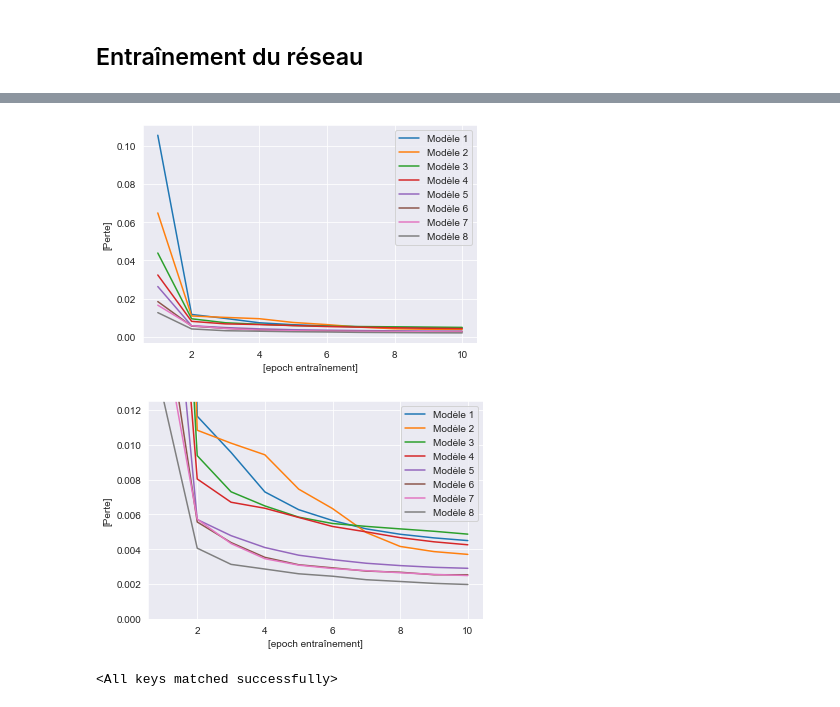
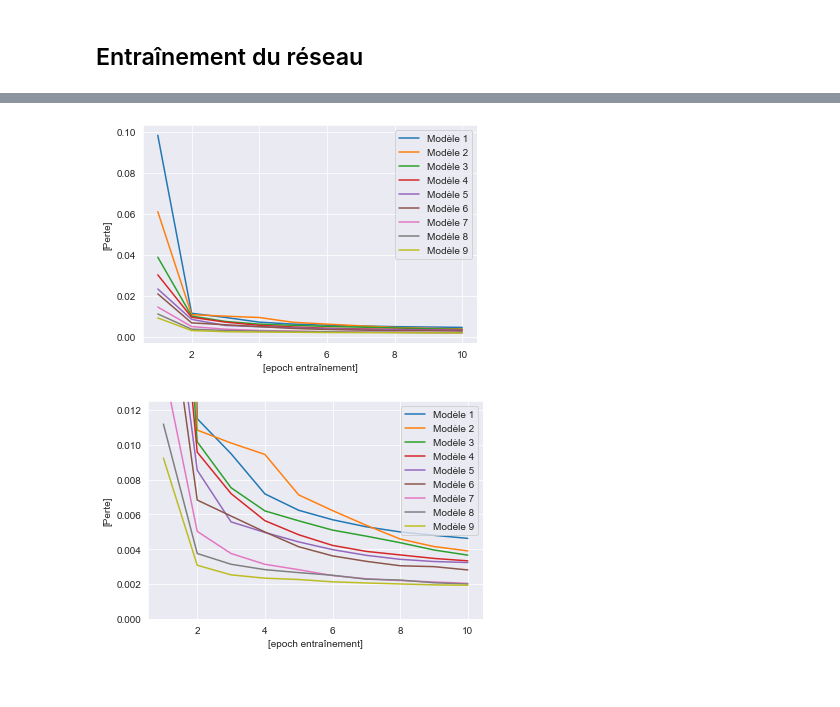
Before and after one commit to Dominicduf/Projet_INF8225, a Jupyter notebook: Projet_Écriture_V2.ipynb, the cells around one changed output, grey strips where cells are left out. Drawn from its saved outputs; the diff is of its cells as text; code cells hidden in the pictures.

```diff
--- a/Projet_Écriture_V2.ipynb
+++ b/Projet_Écriture_V2.ipynb
@@ -1178,15 +1165,15 @@ print(epoch_losses)
 # %%
 # Figure des différents types d'achitectures
 x = [1, 2, 3, 4, 5, 6, 7, 8, 9, 10]
-mod_1 = [0.10555412630763271, 0.011645021309569934, 0.00956489732661759, 0.007293374660984114, 0.006272917473847346, 0.005650174351026734, 0.005169081751259202, 0.004860325455249903, 0.004651414180550174, 0.004496512979465324]
-mod_2 = [0.06483820224719102, 0.010840371948857033, 0.010097326617590082, 0.009427469972878728, 0.007454010073614877, 0.006336923672994963, 0.004957535838822163, 0.004159899263851221, 0.0038633475397132893, 0.003703022084463386]
-mod_3 = [0.04384041069352964, 0.009377876791941108, 0.007300891127469972, 0.006489267725687719, 0.005844168926772569, 0.005478922898101511, 0.005312088337853545, 0.0051688880278961645, 0.005031654397520341, 0.004866602092212321]
-mod_4 = [0.032329484695854324, 0.008037156141030607, 0.0067007748934521496, 0.006354784967067029, 0.005826888802789616, 0.005307981402557148, 0.004996667958155753, 0.004664703603254551, 0.004426307632700503, 0.004254629988376599]
-mod_5 = [0.026280085238279738, 0.005708291359938009, 0.0047802402169701665, 0.004098062766369624, 0.0036562185199535066, 0.0034022084463386287, 0.0031931034482758623, 0.0030588531576908177, 0.0029600542425416505, 0.0029032545524990314]
-mod_6 = [0.018396474234792716, 0.005564858581944982, 0.00438283611003487, 0.003533165439752034, 0.003107090275087176, 0.0029294459511817125, 0.002743432777993026, 0.0026771018984889576, 0.0025331654397520342, 0.002532661759008136]
-mod_7 = [0.016516582719876015, 0.005724719101123596, 0.004326346377373111, 0.003454746222394421, 0.0030849283223556762, 0.0028905075552111584, 0.002765943432777993, 0.0026476559473072453, 0.002552654010073615, 0.0024860131731886865]
-mod_8 = [0.012606896551724136, 0.00405943432777993, 0.0031286710577295624, 0.0028602867105772954, 0.0025878341728012397, 0.0024481983727237503, 0.0022471135218907396, 0.002145098798915149, 0.002036923672994963, 0.0019721813250678033]
-mod_9 = [0.008756218519953507, 0.003138434715226657, 0.002603719488570322, 0.002309298721425804, 0.0022002712127082527, 0.0020857419604804342, 0.0020003487020534673, 0.001945757458349477, 0.00190577295621852, 0.0018679969004261917]
+mod_1 = [0.09845629600929873, 0.011499767531964356, 0.009490120108485083, 0.007181518791166215, 0.006238434715226656, 0.005694924447888415, 0.005287756683456025, 0.004994614490507555, 0.004799496319256102, 0.004624254165052306]
+mod_2 = [0.06113316543975203, 0.010848934521503293, 0.0101046493607129, 0.009450949244478885, 0.0071233242929097254, 0.006222355676094537, 0.005374041069352964, 0.00458767919411081, 0.004152886478109259, 0.0039046106160402945]
+mod_3 = [0.038893723363037584, 0.010170825261526541, 0.007535218907400232, 0.0062030995738086014, 0.005632545524990314, 0.005099225106547849, 0.004750251840371949, 0.0043748547074777214, 0.003955986051917861, 0.0036591631150716783]
+mod_4 = [0.030274002324680353, 0.009578496706702827, 0.0071980240216970165, 0.005641766757070903, 0.004832351801627276, 0.0042198372723750485, 0.0038746609841146845, 0.0036726462611390938, 0.0034710189848895776, 0.003331228206121658]
+mod_5 = [0.023370670282836112, 0.008540798140255716, 0.0055726850058117, 0.004963851220457187, 0.004420224719101124, 0.003976791941108097, 0.0036493219682293687, 0.003419914761720263, 0.003292909724912824, 0.0032347539713289426]
+mod_6 = [0.020992909724912825, 0.006825842696629213, 0.0059075164664858576, 0.004993103448275862, 0.004142696629213483, 0.0036177063153816345, 0.0033022471910112362, 0.0030504068190623785, 0.002997752808988764, 0.002810034870205347]
+mod_7 = [0.014565594730724525, 0.005023789228981015, 0.0037535838822161946, 0.0031344827586206893, 0.002822433165439752, 0.002485354513754359, 0.002302285935683843, 0.0021994575745834946, 0.0021153428903525765, 0.0020353738860906623]
+mod_8 = [0.011192406044168926, 0.0037550174351026738, 0.00313479271600155, 0.002825920185974428, 0.0026561022859356836, 0.002503603254552499, 0.002277334366524603, 0.0022269662921348314, 0.0020736148779542814, 0.002001356063541263]
+mod_9 = [0.009240449438202248, 0.0030780705153041457, 0.002525997675319644, 0.0023350639287098023, 0.0022597055404881827, 0.002126385122045719, 0.002060092987214258, 0.0020043394033320418, 0.001952189074002325, 0.001927973653622627]
 plt.plot(x, mod_1, label='Modèle 1')
 plt.plot(x, mod_2, label='Modèle 2')
 plt.plot(x, mod_3, label='Modèle 3')
@@ -1195,36 +1182,38 @@ plt.plot(x, mod_5, label='Modèle 5')
 plt.plot(x, mod_6, label='Modèle 6')
 plt.plot(x, mod_7, label='Modèle 7')
 plt.plot(x, mod_8, label='Modèle 8')
+plt.plot(x, mod_9, label='Modèle 9')
 plt.xlabel('[epoch entraînement]')
 plt.ylabel('[Perte]')
 plt.legend(loc="upper right")
 plt.show()
 # %% [output]
-[figure, old version]
+[figure, new version]
 # %%
 # Figure des différents types d'achitectures avec un zoom sur l'axe des Y
 x = [1, 2, 3, 4, 5, 6, 7, 8, 9, 10]
-mod_1 = [0.10555412630763271, 0.011645021309569934, 0.00956489732661759, 0.007293374660984114, 0.006272917473847346, 0.005650174351026734, 0.005169081751259202, 0.004860325455249903, 0.004651414180550174, 0.004496512979465324]
-mod_2 = [0.06483820224719102, 0.010840371948857033, 0.010097326617590082, 0.009427469972878728, 0.007454010073614877, 0.006336923672994963, 0.004957535838822163, 0.004159899263851221, 0.0038633475397132893, 0.003703022084463386]
-mod_3 = [0.04384041069352964, 0.009377876791941108, 0.007300891127469972, 0.006489267725687719, 0.005844168926772569, 0.005478922898101511, 0.005312088337853545, 0.0051688880278961645, 0.005031654397520341, 0.004866602092212321]
-mod_4 = [0.032329484695854324, 0.008037156141030607, 0.0067007748934521496, 0.006354784967067029, 0.005826888802789616, 0.005307981402557148, 0.004996667958155753, 0.004664703603254551, 0.004426307632700503, 0.004254629988376599]
-mod_5 = [0.026280085238279738, 0.005708291359938009, 0.0047802402169701665, 0.004098062766369624, 0.0036562185199535066, 0.0034022084463386287, 0.0031931034482758623, 0.0030588531576908177, 0.0029600542425416505, 0.0029032545524990314]
-mod_6 = [0.018396474234792716, 0.005564858581944982, 0.00438283611003487, 0.003533165439752034, 0.003107090275087176, 0.0029294459511817125, 0.002743432777993026, 0.0026771018984889576, 0.0025331654397520342, 0.002532661759008136]
-mod_7 = [0.016516582719876015, 0.005724719101123596, 0.004326346377373111, 0.003454746222394421, 0.0030849283223556762, 0.0028905075552111584, 0.002765943432777993, 0.0026476559473072453, 0.002552654010073615, 0.0024860131731886865]
-mod_8 = [0.012606896551724136, 0.00405943432777993, 0.0031286710577295624, 0.0028602867105772954, 0.0025878341728012397, 0.0024481983727237503, 0.0022471135218907396, 0.002145098798915149, 0.002036923672994963, 0.0019721813250678033]
-mod_9 = [0.008756218519953507, 0.003138434715226657, 0.002603719488570322, 0.002309298721425804, 0.0022002712127082527, 0.0020857419604804342, 0.0020003487020534673, 0.001945757458349477, 0.00190577295621852, 0.0018679969004261917]
+mod_1 = [0.09845629600929873, 0.011499767531964356, 0.009490120108485083, 0.007181518791166215, 0.006238434715226656, 0.005694924447888415, 0.005287756683456025, 0.004994614490507555, 0.004799496319256102, 0.004624254165052306]
+mod_2 = [0.06113316543975203, 0.010848934521503293, 0.0101046493607129, 0.009450949244478885, 0.0071233242929097254, 0.006222355676094537, 0.005374041069352964, 0.00458767919411081, 0.004152886478109259, 0.0039046106160402945]
+mod_3 = [0.038893723363037584, 0.010170825261526541, 0.007535218907400232, 0.0062030995738086014, 0.005632545524990314, 0.005099225106547849, 0.004750251840371949, 0.0043748547074777214, 0.003955986051917861, 0.0036591631150716783]
+mod_4 = [0.030274002324680353, 0.009578496706702827, 0.0071980240216970165, 0.005641766757070903, 0.004832351801627276, 0.0042198372723750485, 0.0038746609841146845, 0.0036726462611390938, 0.0034710189848895776, 0.003331228206121658]
+mod_5 = [0.023370670282836112, 0.008540798140255716, 0.0055726850058117, 0.004963851220457187, 0.004420224719101124, 0.003976791941108097, 0.0036493219682293687, 0.003419914761720263, 0.003292909724912824, 0.0032347539713289426]
+mod_6 = [0.020992909724912825, 0.006825842696629213, 0.0059075164664858576, 0.004993103448275862, 0.004142696629213483, 0.0036177063153816345, 0.0033022471910112362, 0.0030504068190623785, 0.002997752808988764, 0.002810034870205347]
+mod_7 = [0.014565594730724525, 0.005023789228981015, 0.0037535838822161946, 0.0031344827586206893, 0.002822433165439752, 0.002485354513754359, 0.002302285935683843, 0.0021994575745834946, 0.0021153428903525765, 0.0020353738860906623]
+mod_8 = [0.011192406044168926, 0.0037550174351026738, 0.00313479271600155, 0.002825920185974428, 0.0026561022859356836, 0.002503603254552499, 0.002277334366524603, 0.0022269662921348314, 0.0020736148779542814, 0.002001356063541263]
+mod_9 = [0.009240449438202248, 0.0030780705153041457, 0.002525997675319644, 0.0023350639287098023, 0.0022597055404881827, 0.002126385122045719, 0.002060092987214258, 0.0020043394033320418, 0.001952189074002325, 0.001927973653622627]
 plt.plot(x, mod_1, label='Modèle 1')
 plt.plot(x, mod_2, label='Modèle 2')
 plt.plot(x, mod_3, label='Modèle 3')
 plt.plot(x, mod_4, label='Modèle 4')
 plt.plot(x, mod_5, label='Modèle 5')
 plt.plot(x, mod_6, label='Modèle 6')
 plt.plot(x, mod_7, label='Modèle 7')
 plt.plot(x, mod_8, label='Modèle 8')
+plt.plot(x, mod_9, label='Modèle 9')
 plt.xlabel('[epoch entraînement]')
 plt.ylabel('[Perte]')
 plt.ylim([0.0, 0.0125])
 plt.legend(loc="upper right")
 plt.show()
 # %% [output]
-[figure, old version]
+[figure, new version]
@@ -1233,22 +1219,0 @@ plt.show()
-# %%
-# restore pretrained model checkpoint
-encoder_model_name = 'https://raw.githubusercontent.com/GitiHubi/deepAI/master/models/ep_10_encoder_model.pth'
-decoder_model_name = 'https://raw.githubusercontent.com/GitiHubi/deepAI/master/models/ep_10_decoder_model.pth'
-
-# Read stored model from the remote location
-encoder_bytes = urllib.request.urlopen(encoder_model_name)
-decoder_bytes = urllib.request.urlopen(decoder_model_name)
-
-# Load tensor from io.BytesIO object
-encoder_buffer = io.BytesIO(encoder_bytes.read())
-decoder_buffer = io.BytesIO(decoder_bytes.read())
-
-# init training network classes / architectures
-encoder_eval = encoder()
-decoder_eval = decoder()
-
-# load trained models
-encoder_eval.load_state_dict(torch.load(encoder_buffer))
-decoder_eval.load_state_dict(torch.load(decoder_buffer))
-# %% [output]
-<All keys matched successfully>
```
Also changed, not shown: parts of 17 cells of this notebook.
